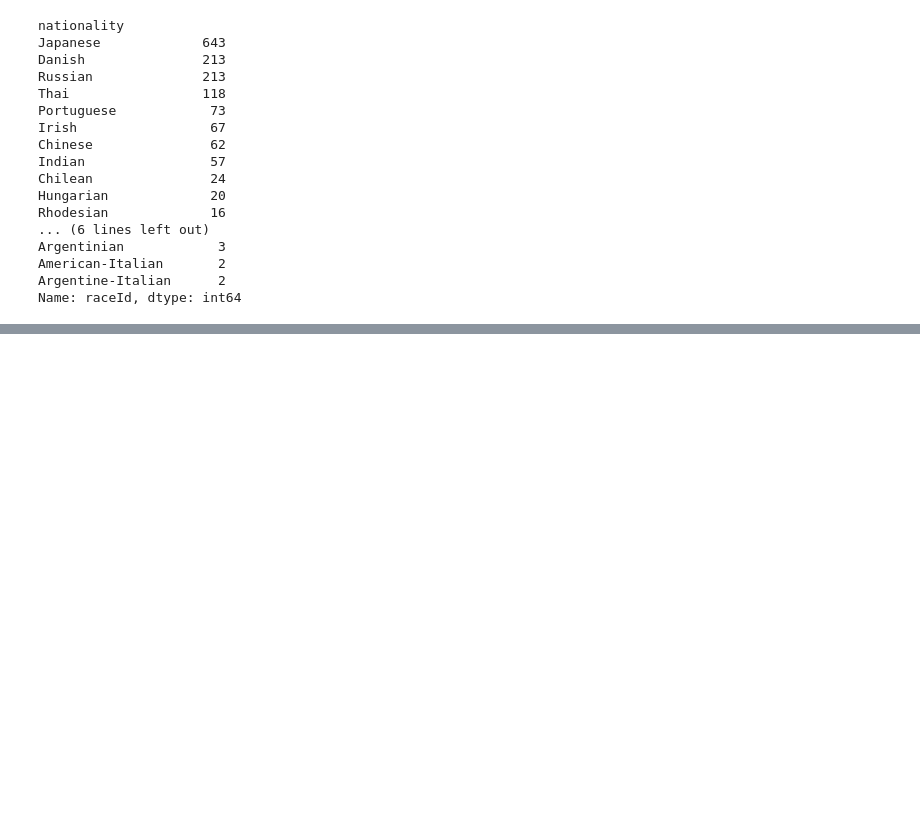
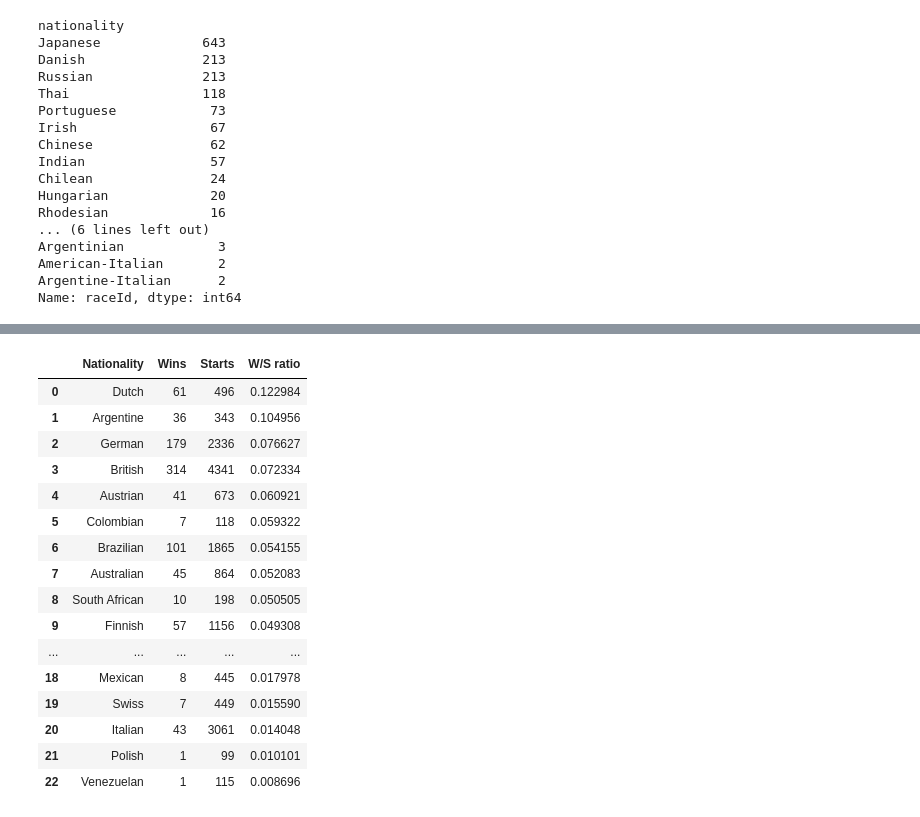
Before and after one commit to kjmakwana/f1-questions-no-one-asked, a Jupyter notebook: nations with most drivers and no wins.ipynb, the cells around one changed output, grey strips where cells are left out. Saved outputs shown, nothing was run; the diff lists cells and outputs as text; code cells hidden in the pictures; blank space fills up the shorter version.

```diff
--- a/nations with most drivers and no wins.ipynb
+++ b/nations with most drivers and no wins.ipynb
@@ -375,0 +393,4 @@ Name: raceId, dtype: int64
+# %%
+starts_w_wins=starts_w_wins.groupby("nationality")["raceId"].count().sort_values(ascending=False).to_frame().reset_index()
+starts_w_wins.columns=["Nationality","Wins"]
+starts_w_wins
@@ -375,0 +415,4 @@ Name: raceId, dtype: int64
+# %%
+starts_by_country=starts_by_country.to_frame().reset_index()
+starts_by_country.columns=["Nationality","Starts"]
+starts_by_country
@@ -375,0 +437,2 @@ Name: raceId, dtype: int64
+# %%
+starts_w_wins=starts_w_wins.merge(starts_by_country, on="Nationality")
@@ -375,0 +459,22 @@ Name: raceId, dtype: int64
+# %%
+starts_w_wins["W/S ratio"]=starts_w_wins["Wins"]/starts_w_wins["Starts"]
+starts_w_wins= starts_w_wins.sort_values(by="W/S ratio", ascending=False).reset_index(drop=True)
+starts_w_wins
+# %% [output]
+|  | Nationality | Wins | Starts | W/S ratio |
+| 0 | Dutch | 61 | 496 | 0.122984 |
+| 1 | Argentine | 36 | 343 | 0.104956 |
+| 2 | German | 179 | 2336 | 0.076627 |
+| 3 | British | 314 | 4341 | 0.072334 |
+| 4 | Austrian | 41 | 673 | 0.060921 |
+| 5 | Colombian | 7 | 118 | 0.059322 |
+| 6 | Brazilian | 101 | 1865 | 0.054155 |
+| 7 | Australian | 45 | 864 | 0.052083 |
+| 8 | South African | 10 | 198 | 0.050505 |
+| 9 | Finnish | 57 | 1156 | 0.049308 |
+| ... | ... | ... | ... | ... |
+| 18 | Mexican | 8 | 445 | 0.017978 |
+| 19 | Swiss | 7 | 449 | 0.015590 |
+| 20 | Italian | 43 | 3061 | 0.014048 |
+| 21 | Polish | 1 | 99 | 0.010101 |
+| 22 | Venezuelan | 1 | 115 | 0.008696 |
```
Also changed, not shown: parts of 5 cells of this notebook, 5 other files.
